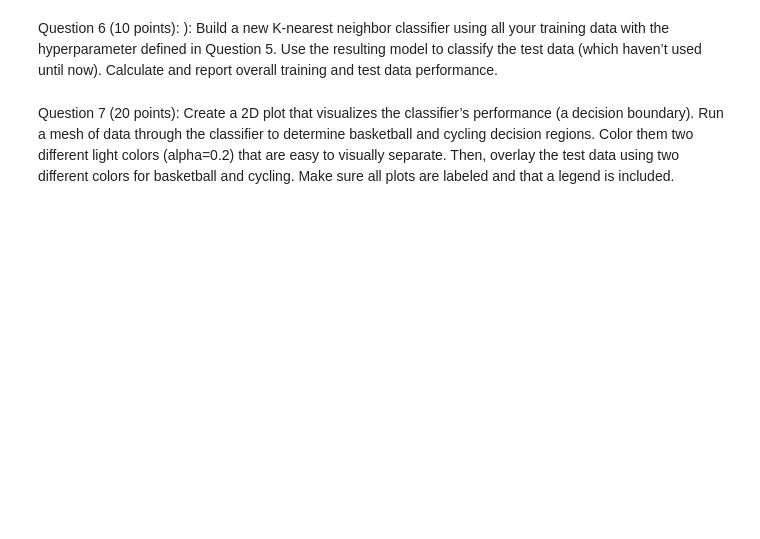
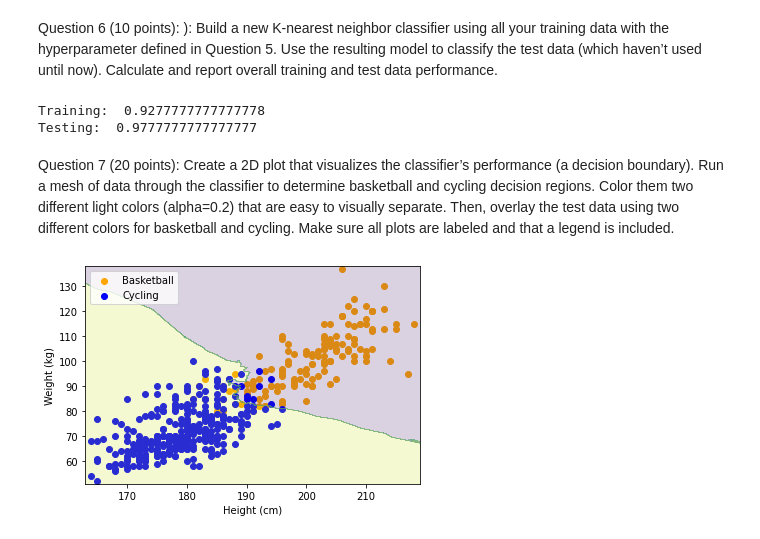
Before and after one commit to sarhuang/cosc425, a Jupyter notebook: Lab2/lab2.ipynb, the cells around one changed output. Cells and saved outputs as stored; diff of their text form; code cells hidden in the pictures; blank space fills up the shorter version.

```diff
--- a/Lab2/lab2.ipynb
+++ b/Lab2/lab2.ipynb
@@ -102,9 +124,39 @@ Question 6 (10 points): ): Build a new K-nearest neighbor classifier using all y
 data with the hyperparameter defined in Question 5. Use the resulting model to classify the
 test data (which haven’t used until now). Calculate and report overall training and test data
 performance.
+# %%
+clf = KNeighborsClassifier(n_neighbors=19)
+clf.fit(X_train, y_train)
+y_predict = clf.predict(X_train)
+print("Training: ", accuracy_score(y_train, y_predict))
+y_predict = clf.predict(X_test)
+print("Testing: ", accuracy_score(y_test, y_predict))
+# %% [output]
+Training:  0.9277777777777778
+Testing:  0.9777777777777777
 # %% [markdown]
 Question 7 (20 points): Create a 2D plot that visualizes the classifier’s performance (a
 decision boundary). Run a mesh of data through the classifier to determine basketball and
 cycling decision regions. Color them two different light colors (alpha=0.2) that are easy to
 visually separate. Then, overlay the test data using two different colors for basketball and
 cycling. Make sure all plots are labeled and that a legend is included.
+# %%
+x_min = np.min(X[:,0]) - 1
+x_max = np.max(X[:,0]) + 1
+y_min = np.min(X[:,1]) - 1
+y_max = np.max(X[:,1]) + 1
+xx, yy = np.meshgrid(np.arange(x_min, x_max, 0.1), np.arange(y_min, y_max, 0.1))
+
+new_X = np.c_[xx.ravel(), yy.ravel()]
+new_y = clf.predict(new_X)
+zz = new_y.reshape(xx.shape)
+
+plt.scatter(basketball_data["height (cm)"], basketball_data["weight (kg)"], c='orange')
+plt.scatter(cycling_data["height (cm)"], cycling_data["weight (kg)"], c='blue')
+plt.legend(labels = ["Basketball", "Cycling"])
+plt.contourf(xx, yy, zz, alpha=0.2)
+plt.xlabel("Height (cm)")
+plt.ylabel("Weight (kg)")
+plt.show()
+# %% [output]
+[figure, added]
```
Also changed, not shown: parts of 1 cell of this notebook.
